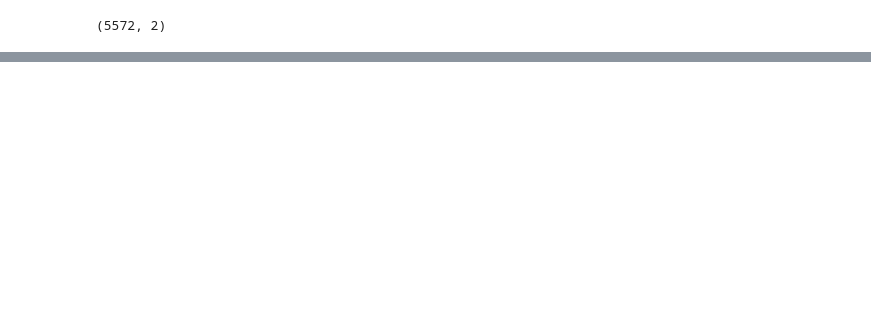
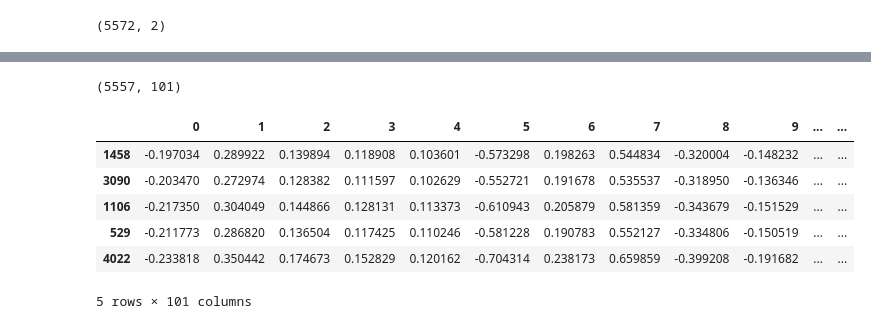
Before and after one commit to Arjuns7/nlp, a Jupyter notebook: ML_nlp/Text_classification_word2vec.ipynb, the cells around one changed output, grey strips where cells are left out. Drawn from its saved outputs; the diff is of its cells as text; code cells hidden in the pictures; blank space fills up the shorter version.

```diff
--- a/ML_nlp/Text_classification_word2vec.ipynb
+++ b/ML_nlp/Text_classification_word2vec.ipynb
@@ -223,0 +272,2 @@ NameError: name 'X_new' is not defined
+# %%
+df.dropna(inplace=True)
@@ -223,0 +289,21 @@ NameError: name 'X_new' is not defined
+# %%
+X= df
+# %%
+X.shape
+# %% [output]
+(5557, 101)
+# %%
+y = df['Output']
+# %%
+from sklearn.model_selection import train_test_split
+X_train,X_test,y_train,y_test=train_test_split(X,y,test_size=0.20)
+# %%
+X_train.head()
+# %% [output]
+|  | 0 | 1 | 2 | 3 | 4 | 5 | 6 | 7 | 8 | 9 | ... | ... |
+| 1458 | -0.197034 | 0.289922 | 0.139894 | 0.118908 | 0.103601 | -0.573298 | 0.198263 | 0.544834 | -0.320004 | -0.148232 | ... | ... |
+| 3090 | -0.203470 | 0.272974 | 0.128382 | 0.111597 | 0.102629 | -0.552721 | 0.191678 | 0.535537 | -0.318950 | -0.136346 | ... | ... |
+| 1106 | -0.217350 | 0.304049 | 0.144866 | 0.128131 | 0.113373 | -0.610943 | 0.205879 | 0.581359 | -0.343679 | -0.151529 | ... | ... |
+| 529 | -0.211773 | 0.286820 | 0.136504 | 0.117425 | 0.110246 | -0.581228 | 0.190783 | 0.552127 | -0.334806 | -0.150519 | ... | ... |
+| 4022 | -0.233818 | 0.350442 | 0.174673 | 0.152829 | 0.120162 | -0.704314 | 0.238173 | 0.659859 | -0.399208 | -0.191682 | ... | ... |
+5 rows × 101 columns
```
Also changed, not shown: parts of 24 cells of this notebook.
